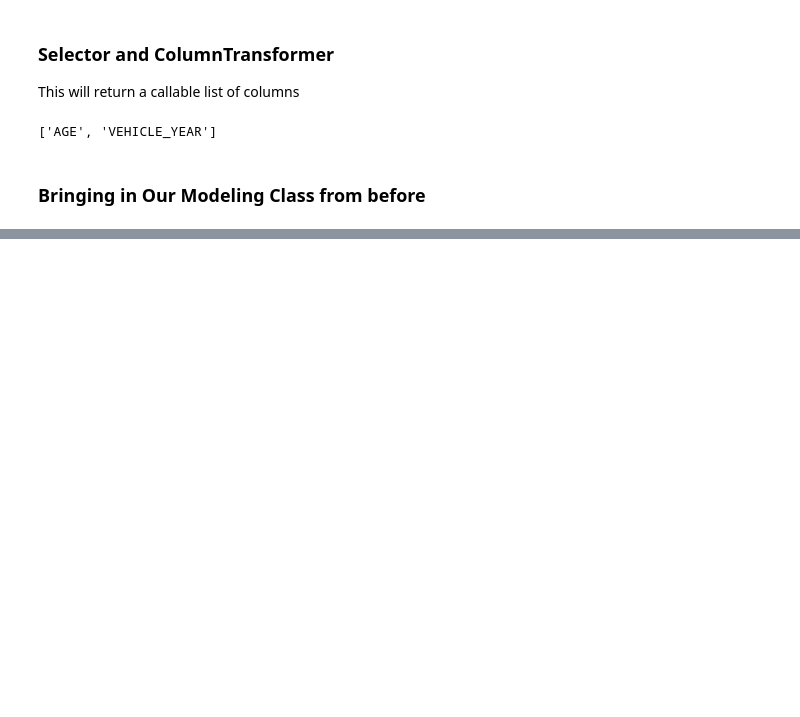
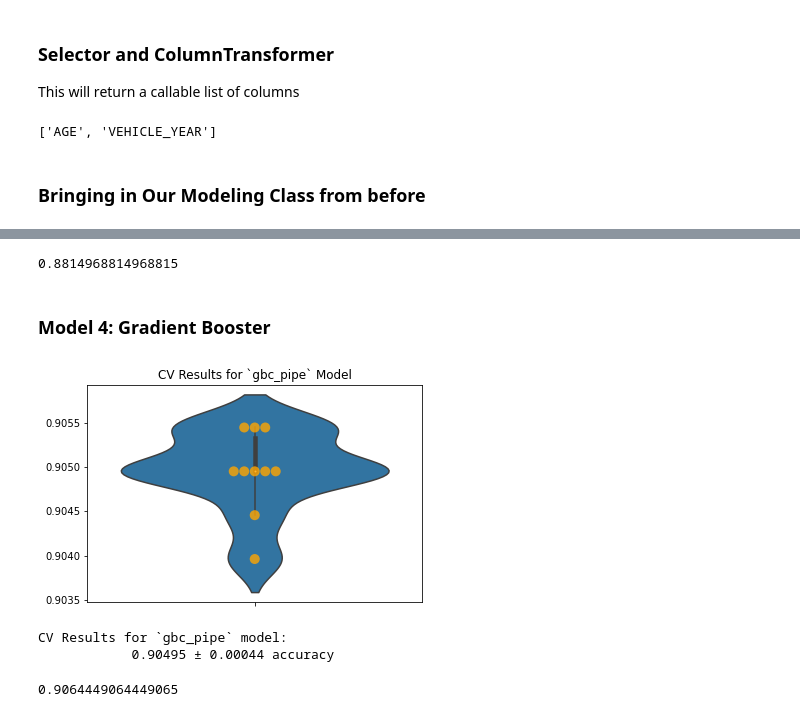
Before and after one commit to JasmineHuang25/Phase3_project, a Jupyter notebook: auto_insurance_predict_main.ipynb, the cells around one changed output, grey strips where cells are left out. Drawn from its saved outputs; the diff is of its cells as text; code cells hidden in the pictures; blank space fills up the shorter version.

```diff
--- a/auto_insurance_predict_main.ipynb
+++ b/auto_insurance_predict_main.ipynb
@@ -290,0 +402,36 @@ dummy_model_pipe.print_cv_summary()
+# %%
+# Validate with testing data:
+rfc_model_pipe.fit(X_train, y_train)
+rfc_score_test = rfc_model_pipe.score(X_test, y_test)
+rfc_score_test
+# %% [output]
+0.8814968814968815
+# %% [markdown]
+### Model 4: Gradient Booster
+# %%
+# gbc!
+gbc_model_pipe = Pipeline([('ct', CT), ('gbc', GradientBoostingClassifier(random_state=42))])
+
+gbc_pipe = ModelWithCV(model=gbc_model_pipe,
+                          model_name='gbc_pipe',
+                          X=X_train,
+                          y=y_train)
+
+fig, ax = plt.subplots()
+
+gbc_pipe.plot_cv(ax=ax);
+# %% [output]
+[figure, added]
+# %%
+gbc_score_train = gbc_pipe.print_cv_summary()
+gbc_score_train
+# %% [output]
+CV Results for `gbc_pipe` model:
+            0.90495 ± 0.00044 accuracy
+# %%
+# Validate with testing data:
+gbc_model_pipe.fit(X_train, y_train)
+gbc_score_test = gbc_model_pipe.score(X_test, y_test)
+gbc_score_test
+# %% [output]
+0.9064449064449065
```
Also changed, not shown: parts of 64 cells of this notebook, 1 other file.
